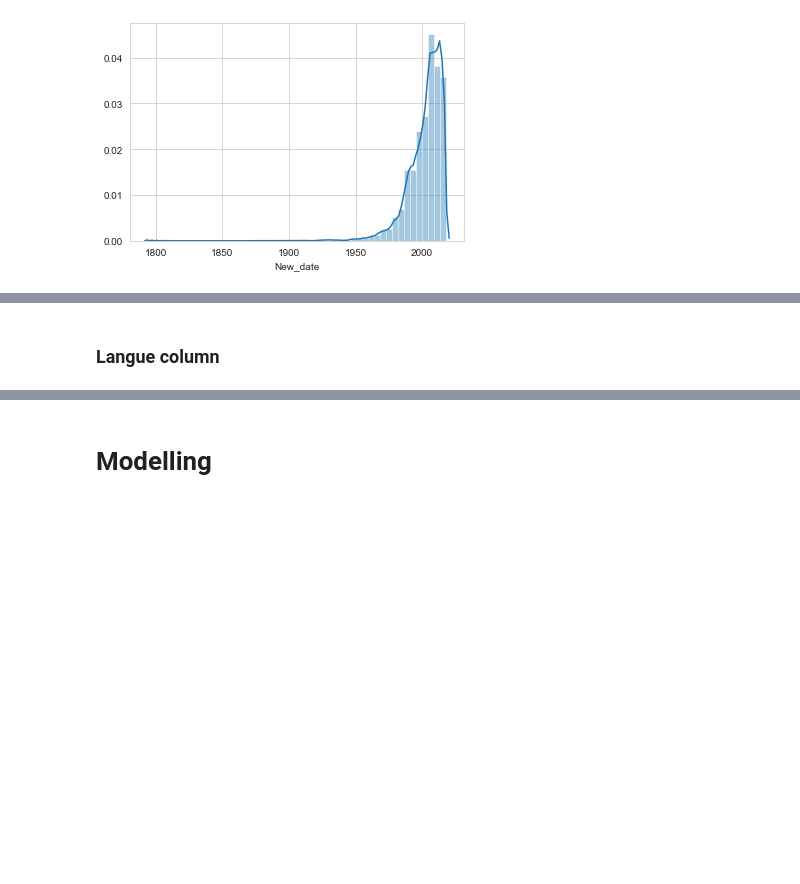
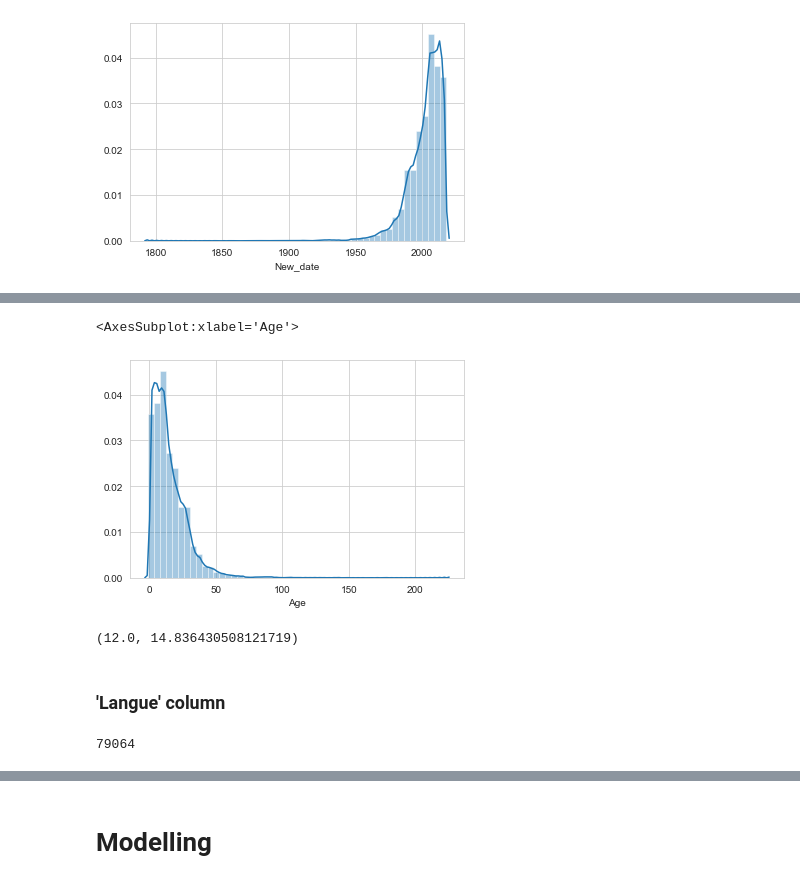
Before and after one commit to srosamont/Projects_Ironhack, a Jupyter notebook: Book_loan/Book_Loan_Cleaning.ipynb, the cells around one changed output, grey strips where cells are left out. Cells and saved outputs as stored; diff of their text form; code cells hidden in the pictures; blank space fills up the shorter version.

```diff
--- a/Book_loan/Book_Loan_Cleaning.ipynb
+++ b/Book_loan/Book_Loan_Cleaning.ipynb
@@ -1310,3 +1311,7 @@ sns.distplot(dataBook['New_date'])
 # %% [output]
 <AxesSubplot:xlabel='New_date'>
 [figure]
+# %%
+# 'Age =2017-Date' ( I analyse the year 2017 so I calculate the age at that moment). I will remove the book with an age <0.
+#(book published after 2017)
+dataBook['Age']=dataBook['New_date'].map(lambda x : 2017-int(x))
@@ -1312,0 +1334,10 @@ sns.distplot(dataBook['New_date'])
+# %%
+#Age distribution
+sns.distplot(dataBook.Age)
+# %% [output]
+<AxesSubplot:xlabel='Age'>
+[figure, added]
+# %%
+dataBook.Age.median(),dataBook.Age.mean()
+# %% [output]
+(12.0, 14.836430508121719)
@@ -1313,6 +1346,8 @@ sns.distplot(dataBook['New_date'])
 # %% [markdown]
-### Langue column
+### 'Langue' column
 # %%
 dataBook['Langue'].isna().sum()
+# %% [output]
+79064
 # %%
 dataBook['Langue'].value_counts()
```
Also changed, not shown: parts of 33 cells of this notebook.
